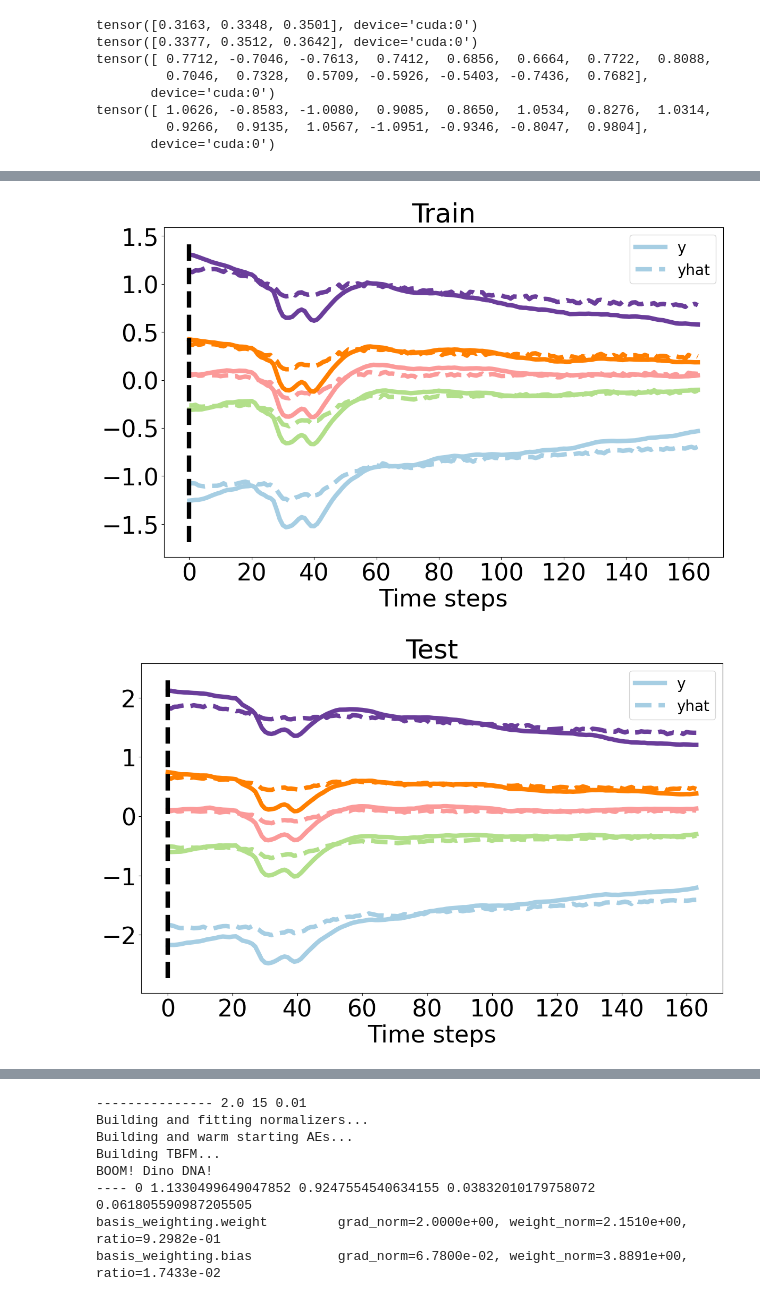
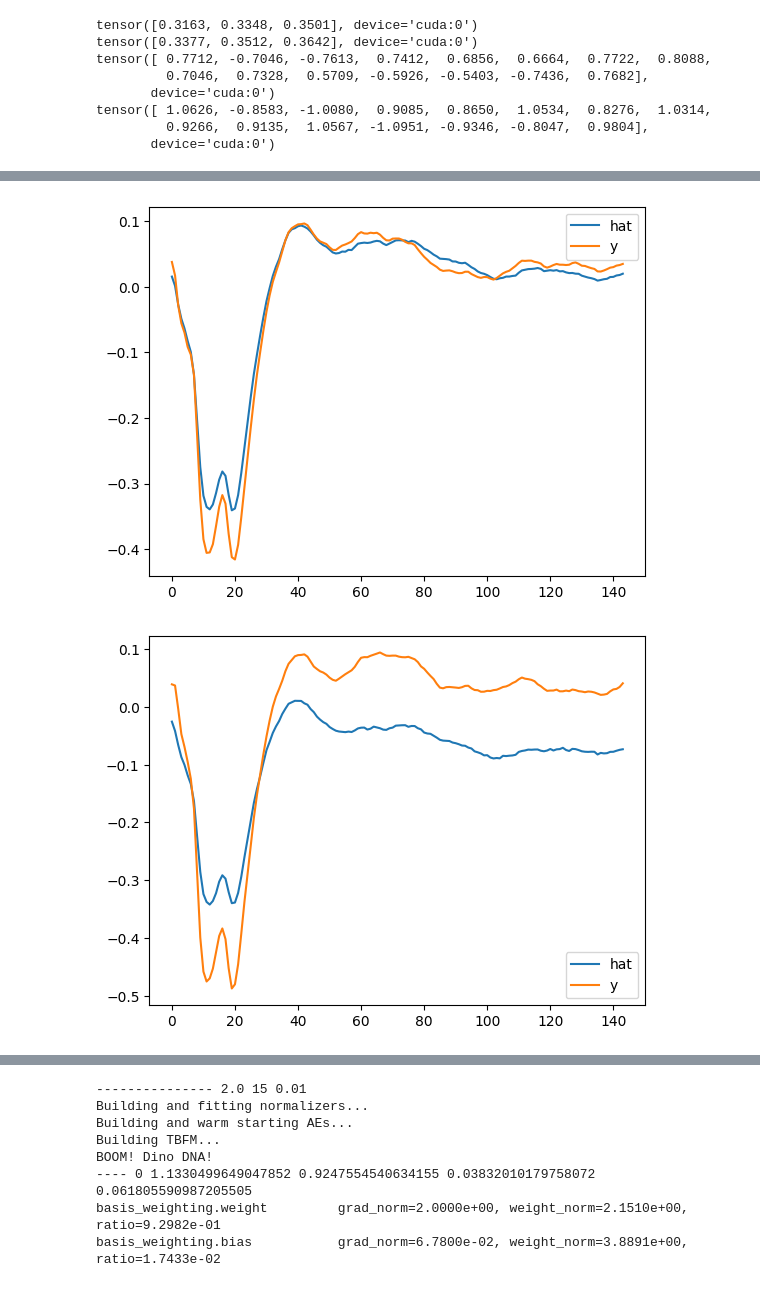
Before and after one commit to mmattb/py-tbfm, a Jupyter notebook: train_multisession_all2.ipynb, the cells around one changed output, grey strips where cells are left out. Saved outputs shown, nothing was run; the diff lists cells and outputs as text; code cells hidden in the pictures.

```diff
--- a/train_multisession_all2.ipynb
+++ b/train_multisession_all2.ipynb
@@ -122,24 +120,31 @@ Test
 torch.Size([2500, 20, 74])
 # %%
 # Customize cfg here...
-# Now build...
+with initialize_config_dir(config_dir=str(conf_dir), version_base=None):
+    # Compose the configuration
+    cfg = compose(config_name="config")   # i.e. conf/config.yaml
+
+def cfg_identity(cfg, dim):
+    cfg.ae.training.coadapt = False
+    cfg.ae.warm_start_is_identity = True
+    cfg.latent_dim = dim
 
 def cfg_base(cfg, dim):
-    cfg.ae.training.coadapt = False
-    cfg.ae.warm_start_is_identity = True
+    cfg_identity(cfg, dim)
     # cfg.training.grad_clip = 2.0
     # cfg.tbfm.training.lambda_ortho = 0.05
     cfg.tbfm.module.use_film_bases = False
     cfg.tbfm.module.num_bases = 12
     cfg.tbfm.module.latent_dim = 2
-    cfg.latent_dim = dim
     cfg.training.epochs = 12001
     cfg.normalizers.module._target_ = "tbfm.normalizers.ScalerZscore"
 
-cfg.training.epochs = 7001
+cfg.training.epochs = 12001
 cfg.tbfm.module.basis_depth = 3
 cfg.tbfm.training.lambda_fro = 0.03
-cfg.tbfm.module
+cfg.tbfm.training.lambda_ortho = 0.00
+cfg.ae.training.optim.lr = 1e-4
+cfg.tbfm.module.basis_gen_dropout = 0.3
 
 ms = multisession.build_from_cfg(cfg, data_train, device=DEVICE)
 model_optims = multisession.get_optims(cfg, ms)
@@ -266,30 +279,35 @@ tensor([-1.0446, -1.0676, -1.1543, -1.1977, -1.2326, -1.3065, -1.3390, -1.3655,
 # %%
 def graph_for_sid(sid, results, cidx=32):
     from tbfm import test
 
     y_hats = results['y_hat'][sid].detach().cpu()
     y_hats_test = results['y_hat_test'][sid].detach().cpu()
 
     y = results['y'][sid].detach().cpu()
     y_test = results['y_test'][sid][2].detach().cpu()
 
-    # y_hat_mean = torch.mean(y_hats, dim=0)
-    # y_hat_test_mean = torch.mean(y_hats_test, dim=0)
-    # y_mean = torch.mean(y, dim=0)
-    # y_test_mean = torch.mean(y_test, dim=0)
+    y_hat_mean = torch.mean(y_hats, dim=0)
+    y_hat_test_mean = torch.mean(y_hats_test, dim=0)
+    y_mean = torch.mean(y, dim=0)
+    y_test_mean = torch.mean(y_test, dim=0)
 
-    # bidx = 1000
+    plt.plot(y_hat_mean[20:, cidx], label="hat")
+    plt.plot(y_mean[20:, cidx], label="y")
+    plt.legend()
+    plt.show()
 
-    # plt.plot(y_hat_test_mean[:, cidx], label="hat")
-    # plt.plot(y_test_mean[RUNWAY:, cidx], label="y")
-    # plt.legend()
-    # plt.show()
+    plt.plot(y_hat_test_mean[20:, cidx], label="hat")
+    plt.plot(y_test_mean[20:, cidx], label="y")
+    plt.legend()
+    plt.show()
+
     test.graph_state_dependency(y, y_hats, title="Train", runway_length=0, ch=cidx)
     test.graph_state_dependency(y_test, y_hats_test, title="Test", runway_length=0, ch=cidx)
+    plt.show()
 
 graph_for_sid('MonkeyG_20150925_Session2_S1', results, cidx=30)
-# graph_for_sid('MonkeyJ_20160630_Session3_S1', results)
+graph_for_sid('MonkeyG_20150918_Session1_M1', results)
 # graph_for_sid('MonkeyG_20150917_Session3_S1', results)
 # %% [output]
-[figure, old version]
+[figure, new version]
-[figure, old version]
+[figure, new version]
```
Also changed, not shown: parts of 10 cells of this notebook, 3 other files.
